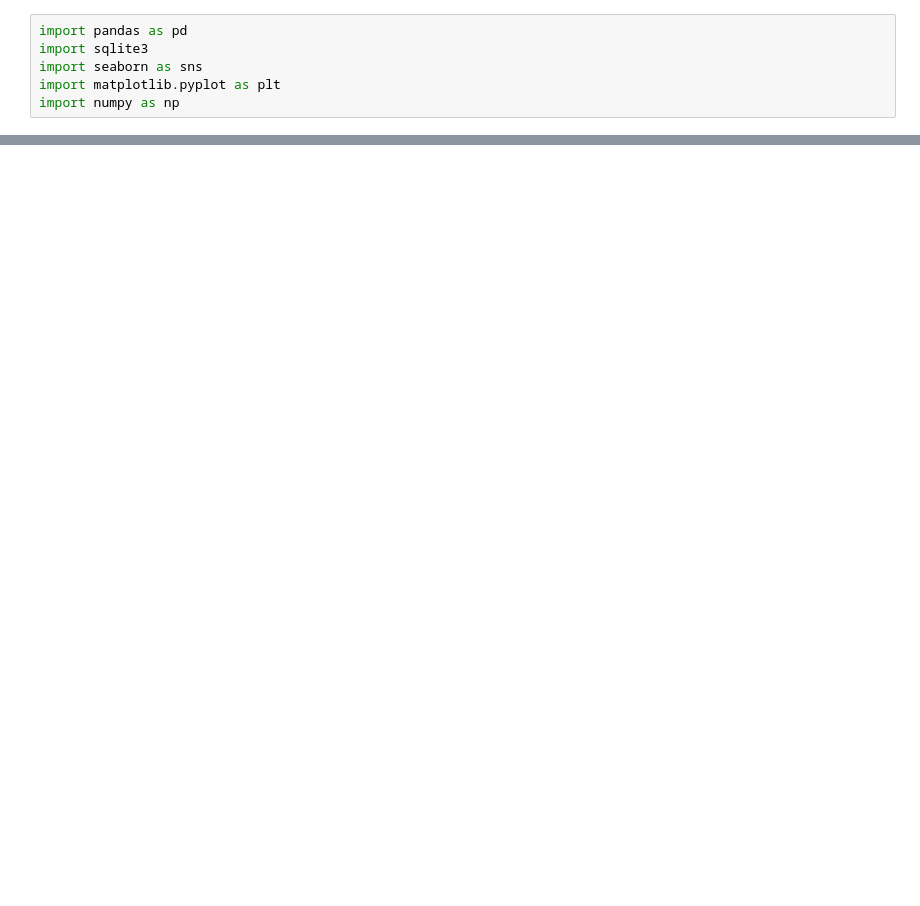
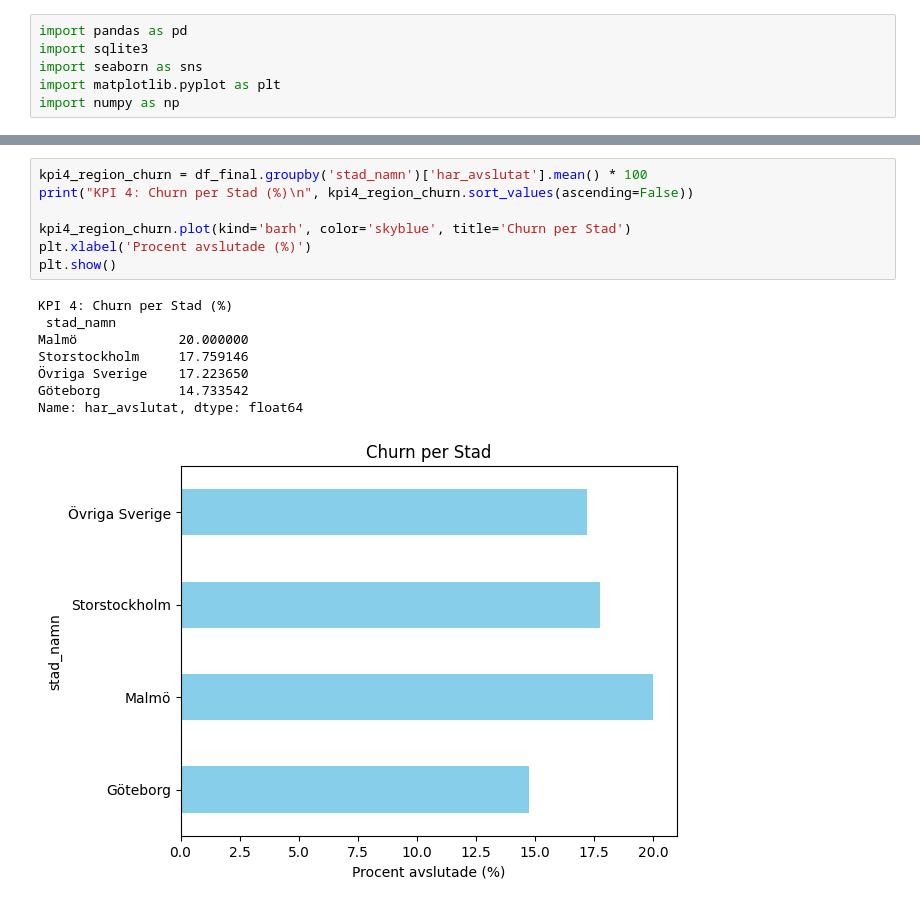
Before and after one commit to johanfinnrydberg-tech/data-uppgift-, a Jupyter notebook: KPI_matkassen.ipynb, the cells around one changed output, grey strips where cells are left out. Drawn from its saved outputs; the diff is of its cells as text; blank space fills up the shorter version.

```diff
--- a/KPI_matkassen.ipynb
+++ b/KPI_matkassen.ipynb
@@ -320,0 +53,16 @@ Genomsnittligt Sentiment Index: 0.133
+# %%
+kpi4_region_churn = df_final.groupby('stad_namn')['har_avslutat'].mean() * 100
+print("KPI 4: Churn per Stad (%)\n", kpi4_region_churn.sort_values(ascending=False))
+
+kpi4_region_churn.plot(kind='barh', color='skyblue', title='Churn per Stad')
+plt.xlabel('Procent avslutade (%)')
+plt.show()
+# %% [output]
+KPI 4: Churn per Stad (%)
+ stad_namn
+Malmö             20.000000
+Storstockholm     17.759146
+Övriga Sverige    17.223650
+Göteborg          14.733542
+Name: har_avslutat, dtype: float64
+[figure, added]
```
Also changed, not shown: parts of 14 cells of this notebook, 3 other files.
